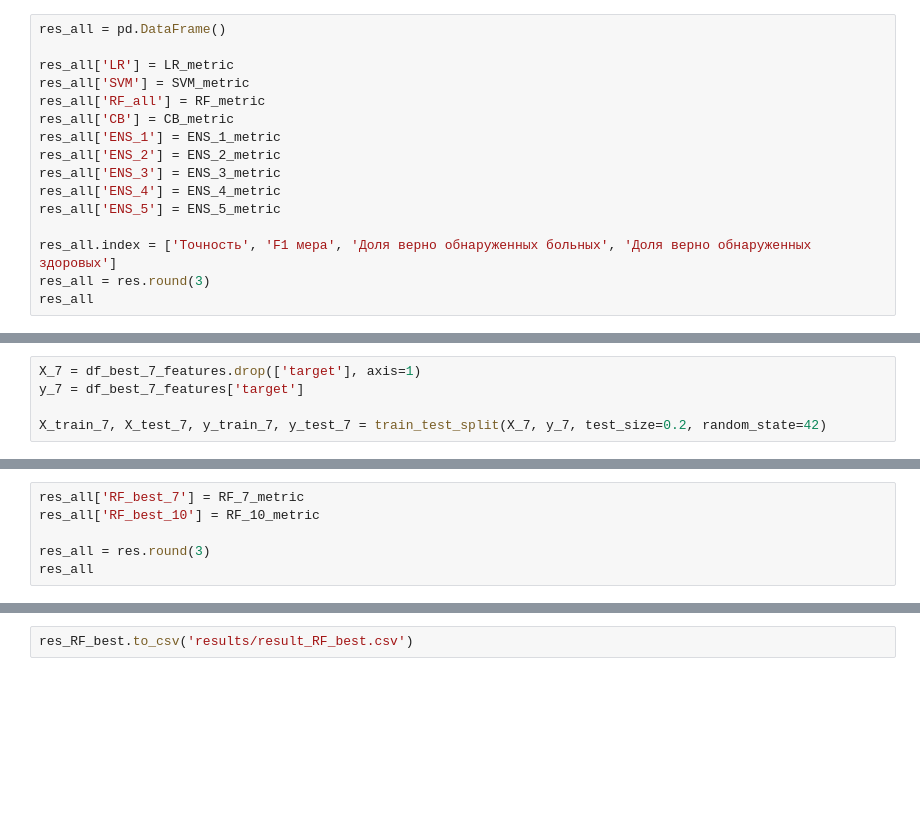
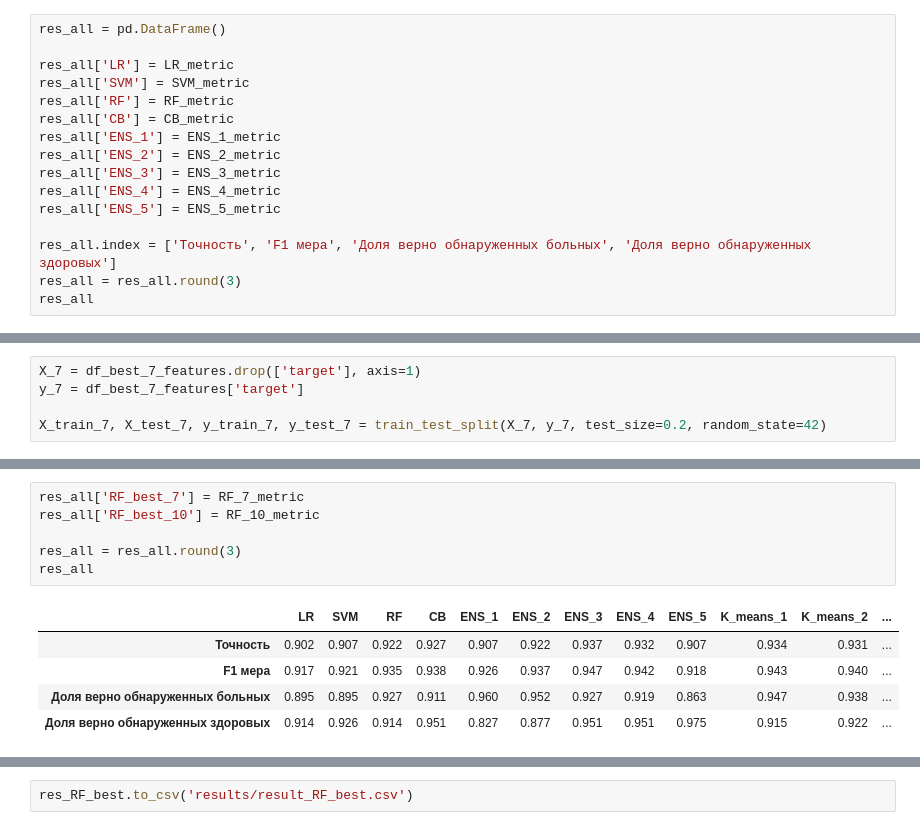
Before and after one commit to kondratiev-du/sf_data_science, a Jupyter notebook: education_folder/final/final_project.ipynb, the cells around one changed output, grey strips where cells are left out. Drawn from its saved outputs; the diff is of its cells as text; blank space fills up the shorter version.

```diff
--- a/education_folder/final/final_project.ipynb
+++ b/education_folder/final/final_project.ipynb
@@ -466,7 +756,7 @@ res_all = pd.DataFrame()
 
 res_all['LR'] = LR_metric
 res_all['SVM'] = SVM_metric
-res_all['RF_all'] = RF_metric
+res_all['RF'] = RF_metric
 res_all['CB'] = CB_metric
 res_all['ENS_1'] = ENS_1_metric
 res_all['ENS_2'] = ENS_2_metric
@@ -475,5 +765,5 @@ res_all['ENS_4'] = ENS_4_metric
 res_all['ENS_5'] = ENS_5_metric
 
 res_all.index = ['Точность', 'F1 мера', 'Доля верно обнаруженных больных', 'Доля верно обнаруженных здоровых']
-res_all = res.round(3)
+res_all = res_all.round(3)
 res_all
@@ -894,8 +1422,14 @@ RF_10_metric
 # %%
 res_all['RF_best_7'] = RF_7_metric
 res_all['RF_best_10'] = RF_10_metric
 
-res_all = res.round(3)
+res_all = res_all.round(3)
 res_all
+# %% [output]
+|  | LR | SVM | RF | CB | ENS_1 | ENS_2 | ENS_3 | ENS_4 | ENS_5 | K_means_1 | K_means_2 | ... |
+| Точность | 0.902 | 0.907 | 0.922 | 0.927 | 0.907 | 0.922 | 0.937 | 0.932 | 0.907 | 0.934 | 0.931 | ... |
+| F1 мера | 0.917 | 0.921 | 0.935 | 0.938 | 0.926 | 0.937 | 0.947 | 0.942 | 0.918 | 0.943 | 0.940 | ... |
+| Доля верно обнаруженных больных | 0.895 | 0.895 | 0.927 | 0.911 | 0.960 | 0.952 | 0.927 | 0.919 | 0.863 | 0.947 | 0.938 | ... |
+| Доля верно обнаруженных здоровых | 0.914 | 0.926 | 0.914 | 0.951 | 0.827 | 0.877 | 0.951 | 0.951 | 0.975 | 0.915 | 0.922 | ... |
 # %%
 res_RF_best = res_all.drop(columns= ['LR', 'SVM', 'CB',	'ENS_1', 'ENS_2', 'ENS_3', 'ENS_4',	'ENS_5',	'K_means_1',	'K_means_2',	'K_means_3'])
```
Also changed, not shown: parts of 161 cells of this notebook, 6 other files.
